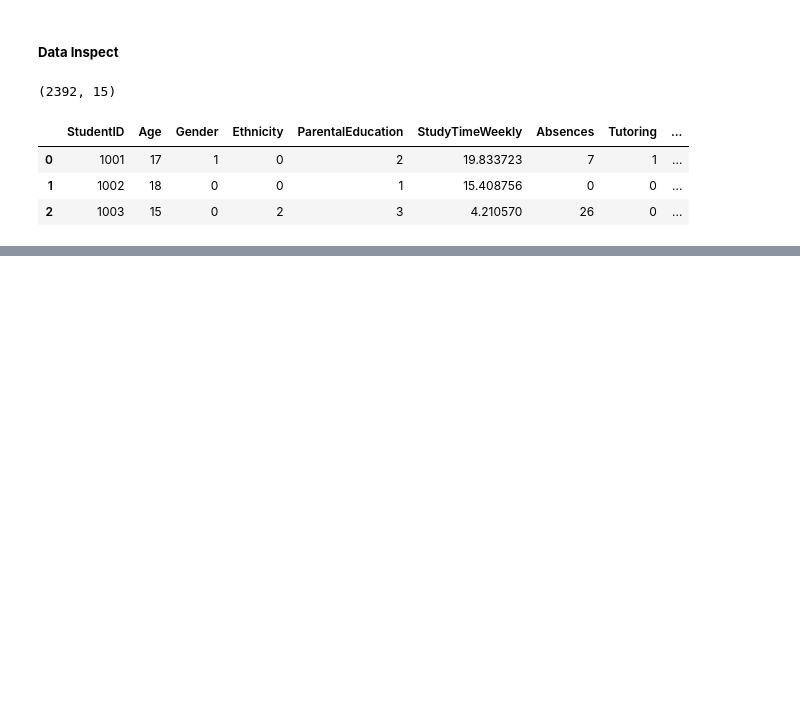
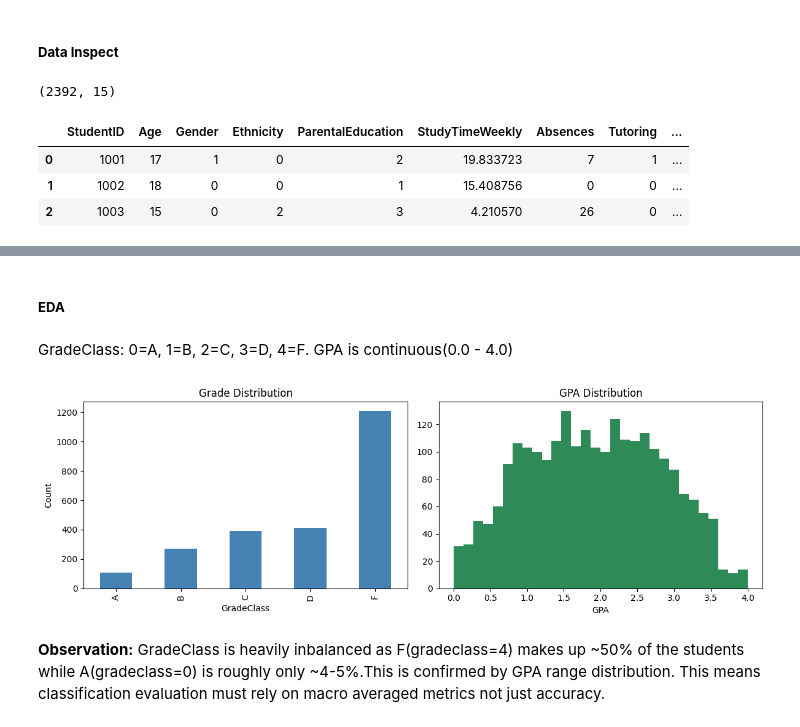
Before and after one commit to ZAWAD1/ISPDSS_Intelligent-student-performance-decision-support-system, a Jupyter notebook: notebook.ipynb, the cells around one changed output, grey strips where cells are left out. Saved outputs shown, nothing was run; the diff lists cells and outputs as text; code cells hidden in the pictures; blank space fills up the shorter version.

Commit message:
Data inspection done properly, performed EDA-hist,bar,corr

```diff
--- a/notebook.ipynb
+++ b/notebook.ipynb
@@ -9,12 +9,29 @@
 import warnings
 warnings.filterwarnings("ignore", category=DeprecationWarning)
 
+import os
 import numpy as np
 import pandas as pd
+import matplotlib.pyplot as plt
+
+DATA_PATH = 'data/Student_performance_data__.csv'
+MODELS_DIR = 'models'
+OUT_DIR = 'outputs'
+
+os.makedirs(MODELS_DIR, exist_ok=True)
+os.makedirs(OUT_DIR, exist_ok=True)
+
+GRADE_LABELS = {
+    0: "A",
+    1: "B",
+    2: "C",
+    3: "D",
+    4: "F"
+}
 # %% [markdown]
 <h5><strong>Data Inspect</strong></h5>
 # %%
-df_raw = pd.read_csv('./data/Student_performance_data__.csv')
+df_raw = pd.read_csv(DATA_PATH)
 print(df_raw.shape)
 df_raw.head(3)
 # %% [output]
@@ -25,0 +65,22 @@ df_raw.head(3)
+# %% [markdown]
+<h5><strong>EDA</strong></h5>
+# %% [markdown]
+GradeClass: 0=A, 1=B, 2=C, 3=D, 4=F. GPA is continuous(0.0 - 4.0)
+# %%
+fig, axes = plt.subplots(1, 2, figsize=(12, 4))
+df_raw['GradeClass'].map(GRADE_LABELS).value_counts().reindex(["A", "B", "C", "D", "F"]).plot(kind='bar', ax=axes[0], color='steelblue')
+axes[0].set_title('Grade Distribution')
+axes[0].set_ylabel('Count')
+
+axes[1].hist(df_raw['GPA'], bins=30, color='seagreen')
+axes[1].set_title('GPA Distribution')
+axes[1].set_xlabel('GPA')
+
+plt.tight_layout()
+plt.savefig(f"{OUT_DIR}/grade_gpa_distribution.png", dpi=150)
+plt.show()
+# %% [output]
+[figure, added]
+# %% [markdown]
+<strong>Observation:</strong>
+GradeClass is heavily inbalanced as F(gradeclass=4) makes up ~50% of the students while A(gradeclass=0) is roughly only ~4-5%.This is confirmed by GPA range distribution. This means classification evaluation must rely on macro averaged metrics not just accuracy.
```
Also changed, not shown: parts of 3 cells of this notebook, 2 other files.
